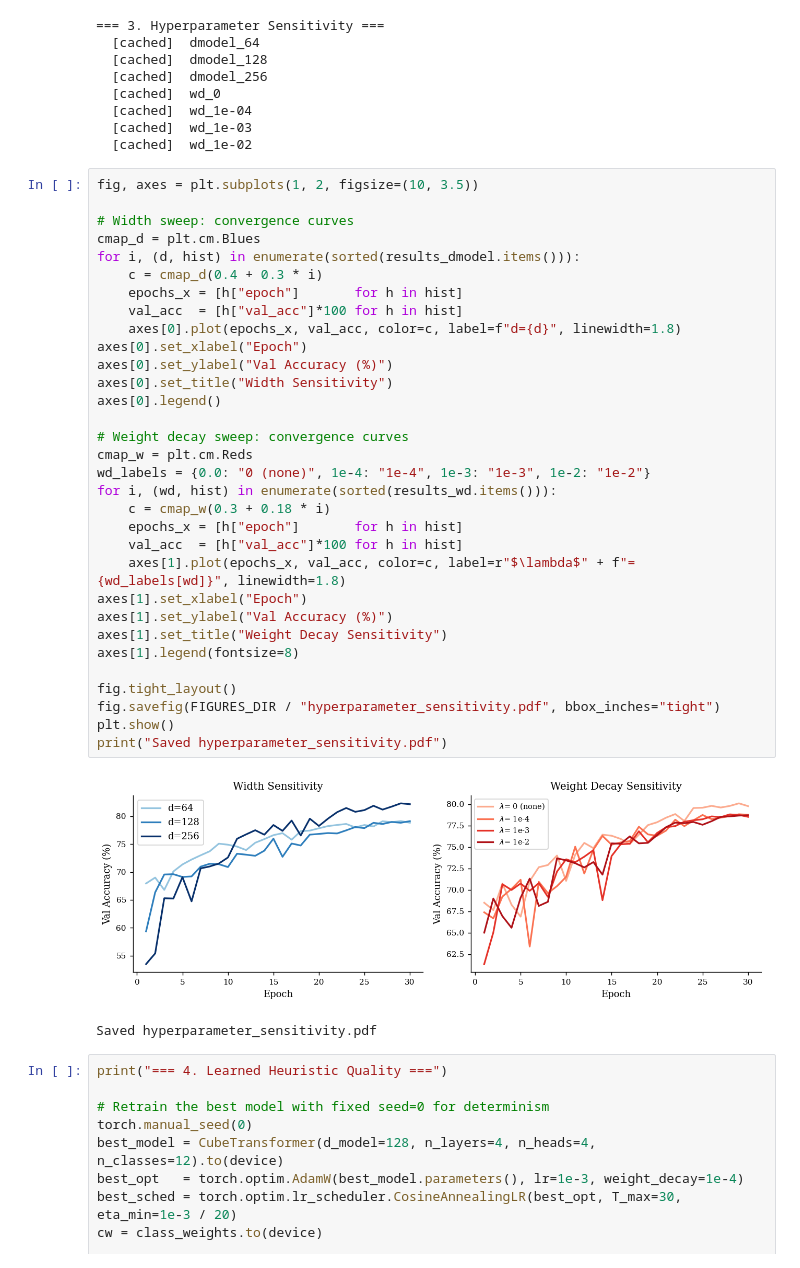
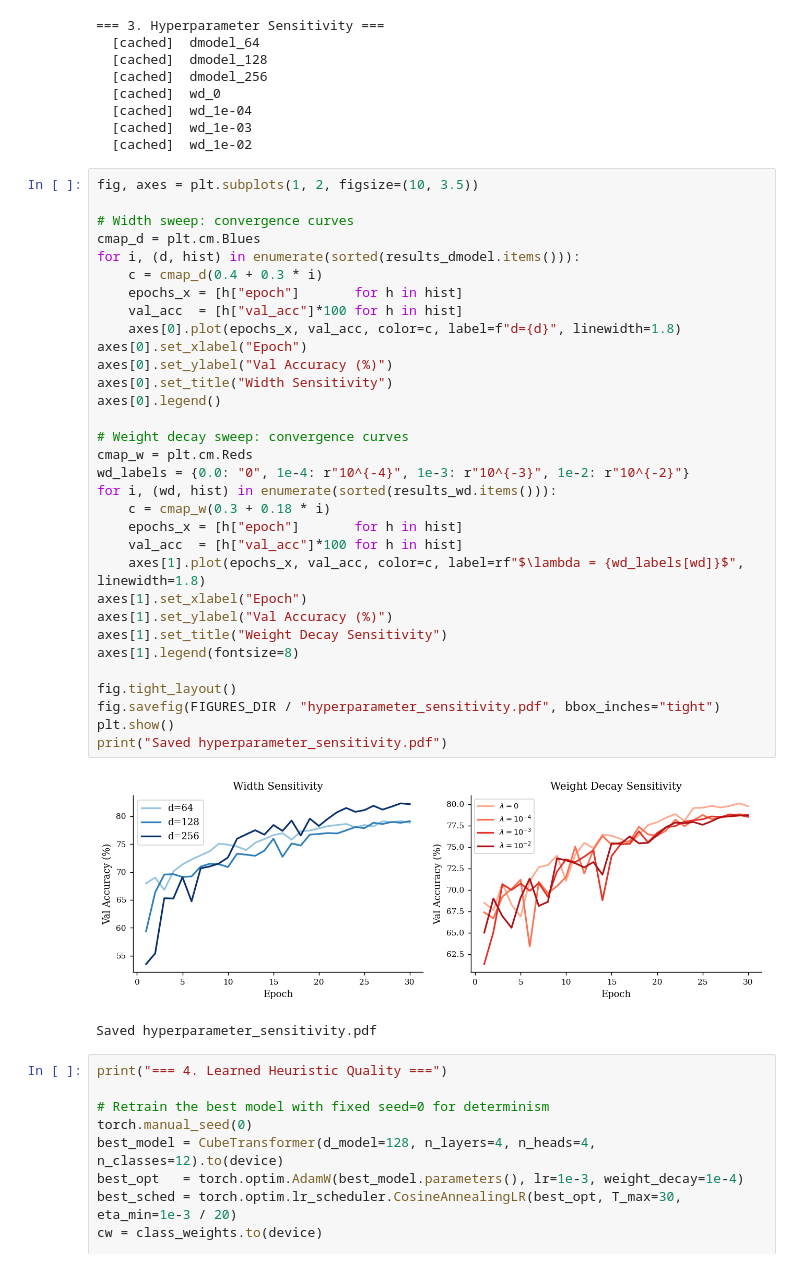
Before and after one commit to cole-mcguire/cube-interpretability, a Jupyter notebook: optimization/optimization_experiments.ipynb, the cells around one changed output. Drawn from its saved outputs; the diff is of its cells as text.

Commit message:
Fix plot label rendering: lambda as full math string, thin-space in h_hat label

```diff
--- a/optimization/optimization_experiments.ipynb
+++ b/optimization/optimization_experiments.ipynb
@@ -1073,36 +1073,36 @@ for wd in wd_values:
 fig, axes = plt.subplots(1, 2, figsize=(10, 3.5))
 
 # Width sweep: convergence curves
 cmap_d = plt.cm.Blues
 for i, (d, hist) in enumerate(sorted(results_dmodel.items())):
     c = cmap_d(0.4 + 0.3 * i)
     epochs_x = [h["epoch"]       for h in hist]
     val_acc  = [h["val_acc"]*100 for h in hist]
     axes[0].plot(epochs_x, val_acc, color=c, label=f"d={d}", linewidth=1.8)
 axes[0].set_xlabel("Epoch")
 axes[0].set_ylabel("Val Accuracy (%)")
 axes[0].set_title("Width Sensitivity")
 axes[0].legend()
 
 # Weight decay sweep: convergence curves
 cmap_w = plt.cm.Reds
-wd_labels = {0.0: "0 (none)", 1e-4: "1e-4", 1e-3: "1e-3", 1e-2: "1e-2"}
+wd_labels = {0.0: "0", 1e-4: r"10^{-4}", 1e-3: r"10^{-3}", 1e-2: r"10^{-2}"}
 for i, (wd, hist) in enumerate(sorted(results_wd.items())):
     c = cmap_w(0.3 + 0.18 * i)
     epochs_x = [h["epoch"]       for h in hist]
     val_acc  = [h["val_acc"]*100 for h in hist]
-    axes[1].plot(epochs_x, val_acc, color=c, label=r"$\lambda$" + f"= {wd_labels[wd]}", linewidth=1.8)
+    axes[1].plot(epochs_x, val_acc, color=c, label=rf"$\lambda = {wd_labels[wd]}$", linewidth=1.8)
 axes[1].set_xlabel("Epoch")
 axes[1].set_ylabel("Val Accuracy (%)")
 axes[1].set_title("Weight Decay Sensitivity")
 axes[1].legend(fontsize=8)
 
 fig.tight_layout()
 fig.savefig(FIGURES_DIR / "hyperparameter_sensitivity.pdf", bbox_inches="tight")
 plt.show()
 print("Saved hyperparameter_sensitivity.pdf")
 # %% [output]
-[figure, old version]
+[figure, new version]
 Saved hyperparameter_sensitivity.pdf
 # %%
 print("=== 4. Learned Heuristic Quality ===")
```
Also changed, not shown: parts of 1 cell of this notebook, 9 other files.
